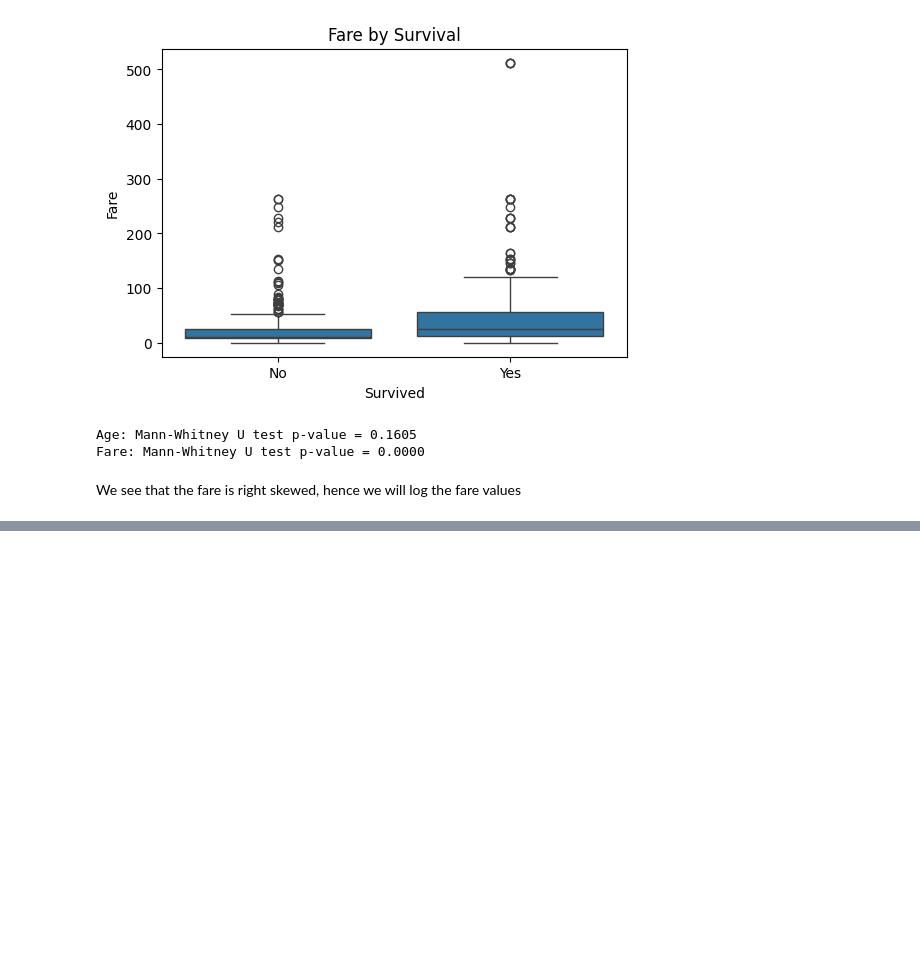
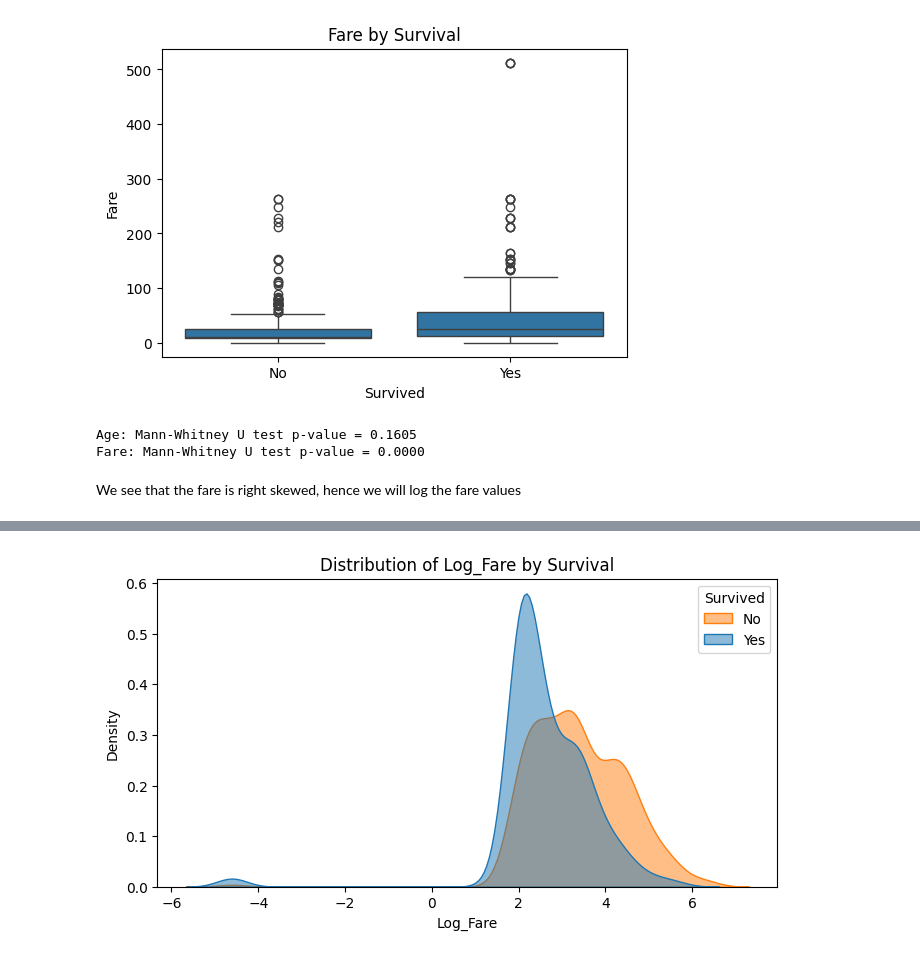
Before and after one commit to jaytai3336/Titanic-Kraggle-Competition, a Jupyter notebook: notebooks/1. EDA (Exploratory Data Analysis).ipynb, the cells around one changed output, grey strips where cells are left out. Saved outputs shown, nothing was run; the diff lists cells and outputs as text; code cells hidden in the pictures; blank space fills up the shorter version.

```diff
--- a/notebooks/1. EDA (Exploratory Data Analysis).ipynb
+++ b/notebooks/1. EDA (Exploratory Data Analysis).ipynb
@@ -280,0 +280,10 @@ Processed rows: 714
+# %%
+# Checking the processed data
+
+import pandas as pd
+
+df_processed = pd.read_csv('../data/processed/train_processed.csv')
+print(df_processed.head())
+print(df_processed.describe())
+print(df_processed.info())
+# There are no more missing data.
@@ -280,0 +308,14 @@ Processed rows: 714
+# %%
+import matplotlib.pyplot as plt
+
+plt.figure(figsize=(8, 4))
+sns.kdeplot(data=df_processed, x='Log_Fare', hue='Survived', common_norm=False, fill=True, alpha=0.5)
+plt.title(f'Distribution of Log_Fare by Survival')
+plt.xlabel('Log_Fare')
+plt.ylabel('Density')
+plt.legend(title='Survived', labels=['No', 'Yes'])
+plt.show()
+
+# Fare is mostly normal now.
+# %% [output]
+[figure, added]
```
Also changed, not shown: parts of 3 cells of this notebook, 6 other files.
